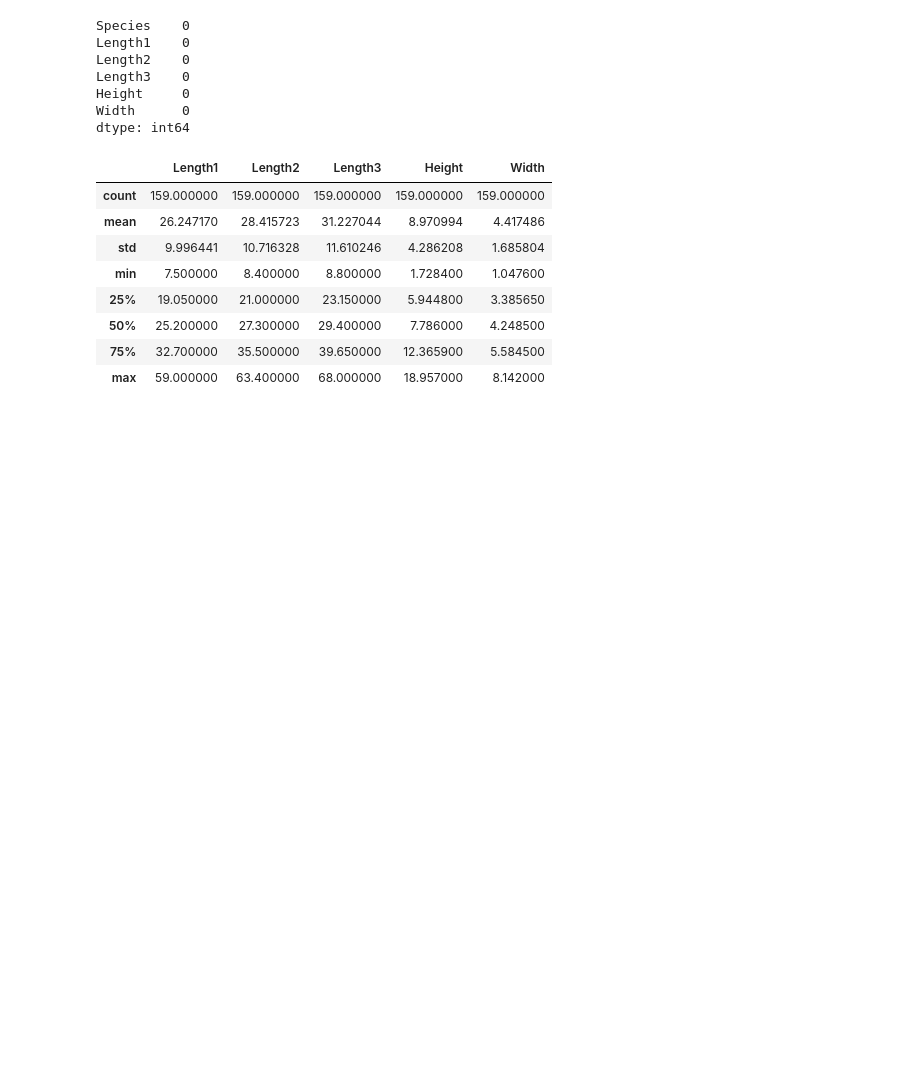
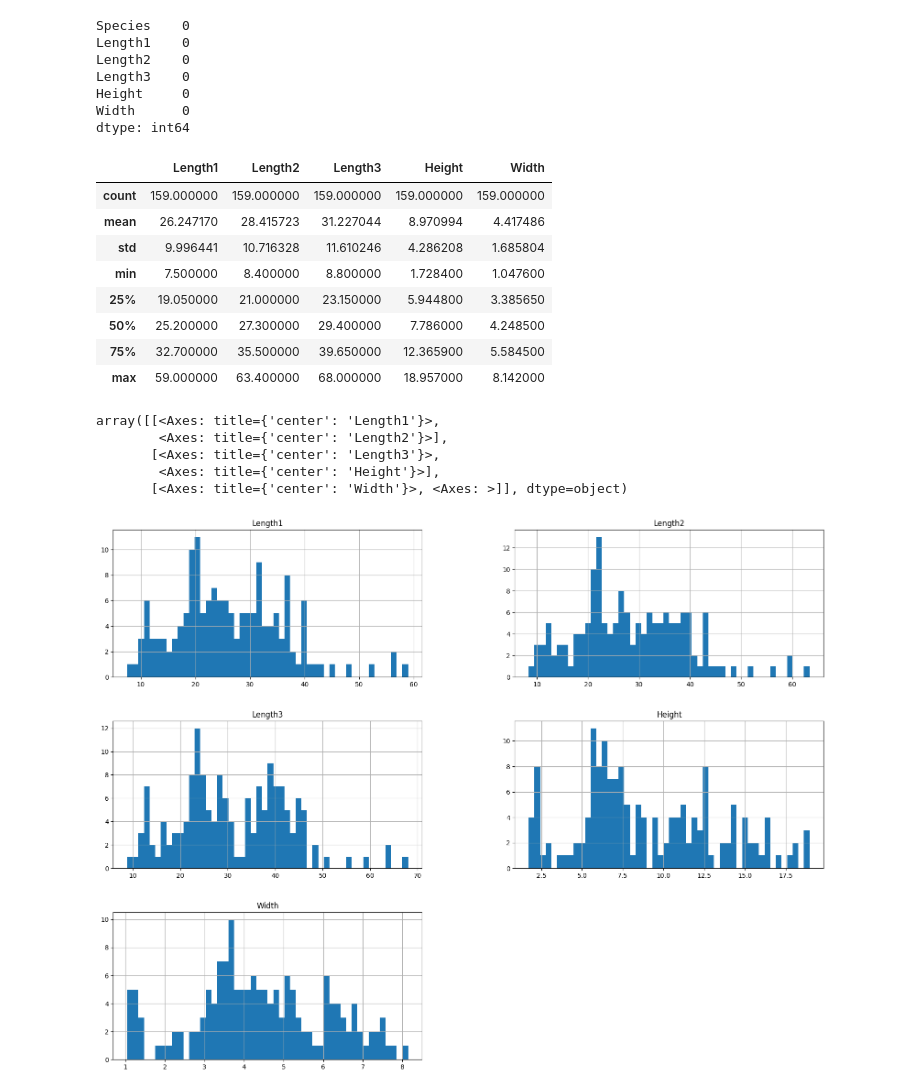
Before and after one commit to marius2347/Fish-Market-Dataset-Linear-Regression-ML, a Jupyter notebook: fish_market.ipynb, the cells around one changed output. Cells and saved outputs as stored; diff of their text form; code cells hidden in the pictures; blank space fills up the shorter version.

```diff
--- a/fish_market.ipynb
+++ b/fish_market.ipynb
@@ -80,3 +80,15 @@ fishMarket.describe()
 | 50% | 25.200000 | 27.300000 | 29.400000 | 7.786000 | 4.248500 |
 | 75% | 32.700000 | 35.500000 | 39.650000 | 12.365900 | 5.584500 |
 | max | 59.000000 | 63.400000 | 68.000000 | 18.957000 | 8.142000 |
+# %%
+# plot histograms for numerical attributes
+import matplotlib.pyplot as plt
+
+fishMarket.hist(bins = 50, figsize = (20, 15))
+# %% [output]
+array([[<Axes: title={'center': 'Length1'}>,
+        <Axes: title={'center': 'Length2'}>],
+       [<Axes: title={'center': 'Length3'}>,
+        <Axes: title={'center': 'Height'}>],
+       [<Axes: title={'center': 'Width'}>, <Axes: >]], dtype=object)
+[figure, added]
```
Also changed, not shown: parts of 3 cells of this notebook, 1 other file.
